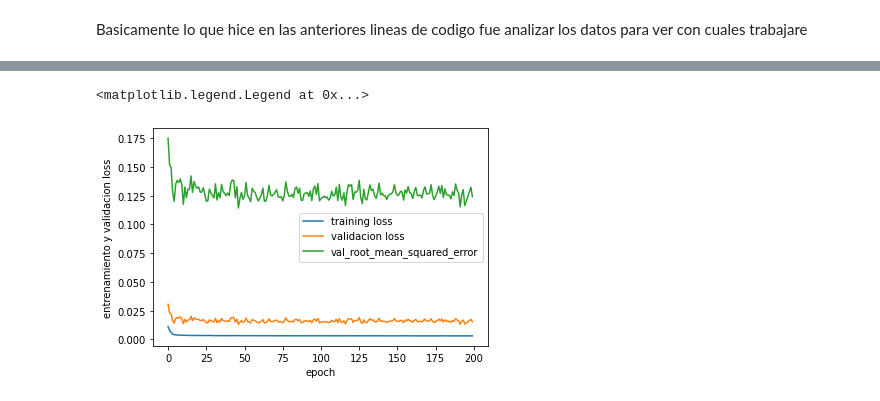
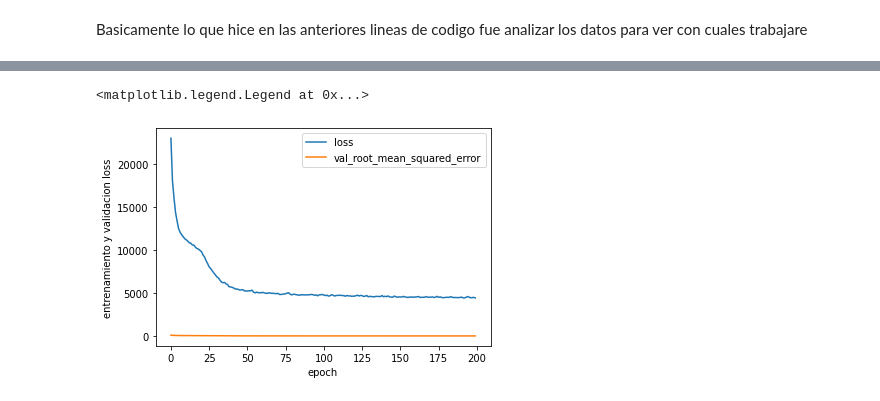
Before and after one commit to luqui5/Datathon, a Jupyter notebook: LucasSanchez.ipynb, the cells around one changed output, grey strips where cells are left out. Drawn from its saved outputs; the diff is of its cells as text; code cells hidden in the pictures.

```diff
--- a/LucasSanchez.ipynb
+++ b/LucasSanchez.ipynb
@@ -78,23 +39,18 @@ df_modelo2 = df_train[['hr','temp','workingday']]#'casual','registered']]
 # %%
-X = df_modelo2
+X = df_train[['hr','temp','workingday','weekday']]
 y = df_train['cnt']
 
-from sklearn.preprocessing import MinMaxScaler
+# from sklearn.preprocessing import MinMaxScaler
 
-scaler = MinMaxScaler()
-X_scaled = scaler.fit_transform(X)
+# scaler = MinMaxScaler()
+# X_scaled = scaler.fit_transform(X)
+# y = y.values.reshape(-1, 1)
+# y_scaled = scaler.fit_transform(y)
-# %%
-y = y.values.reshape(-1, 1)
-
-y_scaled = scaler.fit_transform(y)
 # %%
-# from sklearn.model_selection import train_test_split
 import tensorflow as tf
 
-# X_train, X_test, y_train, y_test = train_test_split(X_scaled,y_scaled, test_size =0.25, random_state = 0 )
-
 model = tf.keras.Sequential()
-model.add(tf.keras.layers.Dense(units=100 ,activation='relu',input_shape=(3, )))
+model.add(tf.keras.layers.Dense(units=100 ,activation='relu',input_shape=(4, )))
 model.add(tf.keras.layers.Dense(units=100 ,activation='relu'))
 model.add(tf.keras.layers.Dense(units=100 ,activation='relu'))
 model.add(tf.keras.layers.Dense(units=1 ,activation='linear'))
@@ -123,7 +79,7 @@ from sklearn.metrics import mean_squared_error
 metrics = tf.keras.metrics.RootMeanSquaredError()
 model.compile(optimizer = "Adam", loss = 'mean_squared_error', metrics = metrics)
 
-epoch_historial = model.fit(X_scaled,y_scaled,epochs = 200,batch_size =50, validation_split=0.2)
+epoch_historial = model.fit(X,y,epochs = 200,batch_size =50)
 
 #se entrena al modelo, el epochs es basicamente cuantas veces se entrenara el modelo
 # %% [output]
@@ -151,10 +107,10 @@ dict_keys(['loss', 'root_mean_squared_error', 'val_loss', 'val_root_mean_squared
 # %%
+import matplotlib.pyplot as plt
 plt.plot(epoch_historial.history['loss'])
-plt.plot(epoch_historial.history['val_loss'])
-plt.plot(epoch_historial.history['val_root_mean_squared_error'])
+plt.plot(epoch_historial.history['root_mean_squared_error'])
 plt.xlabel('epoch')
 plt.ylabel('entrenamiento y validacion loss')
-plt.legend(['training loss','validacion loss','val_root_mean_squared_error'])
+plt.legend(['loss','val_root_mean_squared_error'])
 # %% [output]
 <matplotlib.legend.Legend at 0x...>
-[figure, old version]
+[figure, new version]
```
Also changed, not shown: parts of 16 cells of this notebook, 1 other file.
